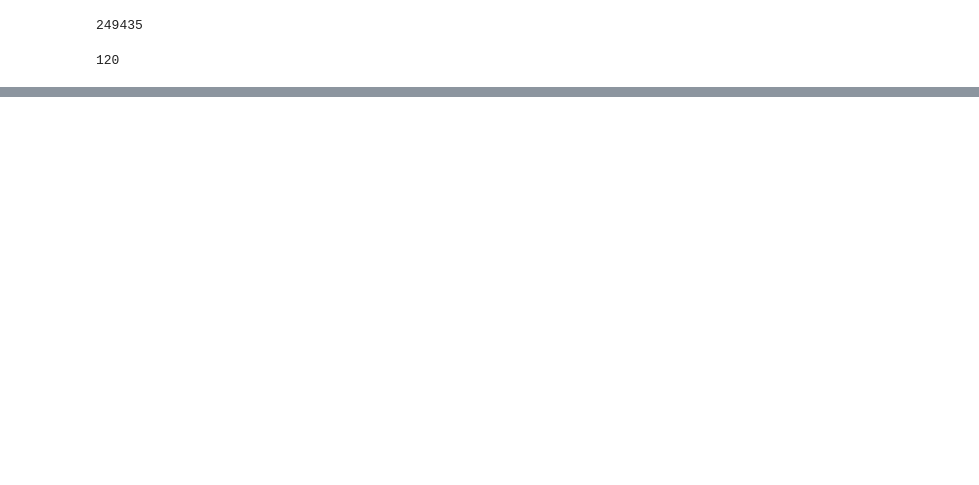
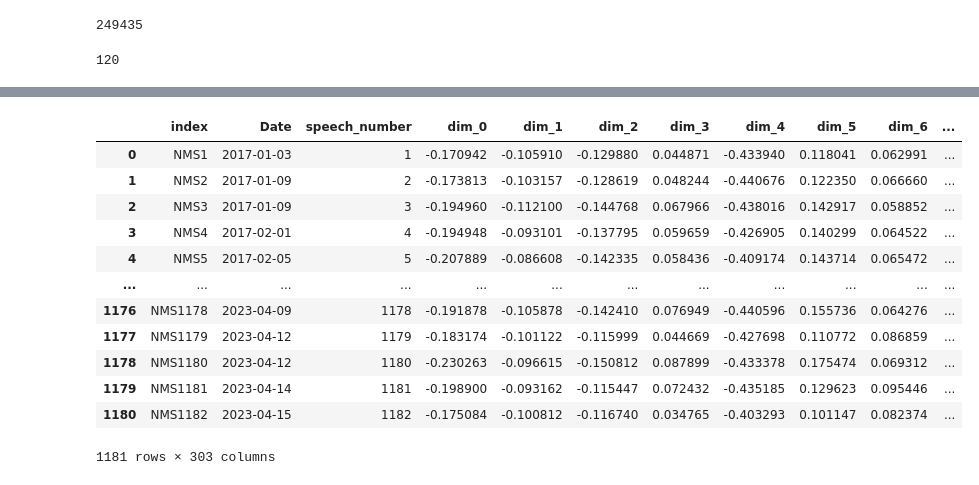
Before and after one commit to ohhlalit/CP, a Jupyter notebook: Narendra Modi/8.NM_Vectorization_Word2vec.ipynb, the cells around one changed output, grey strips where cells are left out. Saved outputs shown, nothing was run; the diff lists cells and outputs as text; code cells hidden in the pictures; blank space fills up the shorter version.

```diff
--- a/Narendra Modi/8.NM_Vectorization_Word2vec.ipynb
+++ b/Narendra Modi/8.NM_Vectorization_Word2vec.ipynb
@@ -182,2 +214,4 @@ df_speech.head(20)
 # %%
-df_speech.drop(18, inplace=True)
+df_data.drop(18, inplace=True)
+# %%
+df_data = df_data.reset_index(drop=True)
@@ -184,3 +221,19 @@ df_speech.drop(18, inplace=True)
+# %%
+df_speech
+# %% [output]
+|  | index | Date | speech_number | dim_0 | dim_1 | dim_2 | dim_3 | dim_4 | dim_5 | dim_6 | ... |
+| 0 | NMS1 | 2017-01-03 | 1 | -0.170942 | -0.105910 | -0.129880 | 0.044871 | -0.433940 | 0.118041 | 0.062991 | ... |
+| 1 | NMS2 | 2017-01-09 | 2 | -0.173813 | -0.103157 | -0.128619 | 0.048244 | -0.440676 | 0.122350 | 0.066660 | ... |
+| 2 | NMS3 | 2017-01-09 | 3 | -0.194960 | -0.112100 | -0.144768 | 0.067966 | -0.438016 | 0.142917 | 0.058852 | ... |
+| 3 | NMS4 | 2017-02-01 | 4 | -0.194948 | -0.093101 | -0.137795 | 0.059659 | -0.426905 | 0.140299 | 0.064522 | ... |
+| 4 | NMS5 | 2017-02-05 | 5 | -0.207889 | -0.086608 | -0.142335 | 0.058436 | -0.409174 | 0.143714 | 0.065472 | ... |
+| ... | ... | ... | ... | ... | ... | ... | ... | ... | ... | ... | ... |
+| 1176 | NMS1178 | 2023-04-09 | 1178 | -0.191878 | -0.105878 | -0.142410 | 0.076949 | -0.440596 | 0.155736 | 0.064276 | ... |
+| 1177 | NMS1179 | 2023-04-12 | 1179 | -0.183174 | -0.101122 | -0.115999 | 0.044669 | -0.427698 | 0.110772 | 0.086859 | ... |
+| 1178 | NMS1180 | 2023-04-12 | 1180 | -0.230263 | -0.096615 | -0.150812 | 0.087899 | -0.433378 | 0.175474 | 0.069312 | ... |
+| 1179 | NMS1181 | 2023-04-14 | 1181 | -0.198900 | -0.093162 | -0.115447 | 0.072432 | -0.435185 | 0.129623 | 0.095446 | ... |
+| 1180 | NMS1182 | 2023-04-15 | 1182 | -0.175084 | -0.100812 | -0.116740 | 0.034765 | -0.403293 | 0.101147 | 0.082374 | ... |
+1181 rows × 303 columns
 # %%
 final_speech_modi_vectors = open("final_speech_modi_vector.pickle", "wb")
 pickle.dump(df_speech, final_speech_modi_vectors)
```
Also changed, not shown: parts of 11 cells of this notebook.
